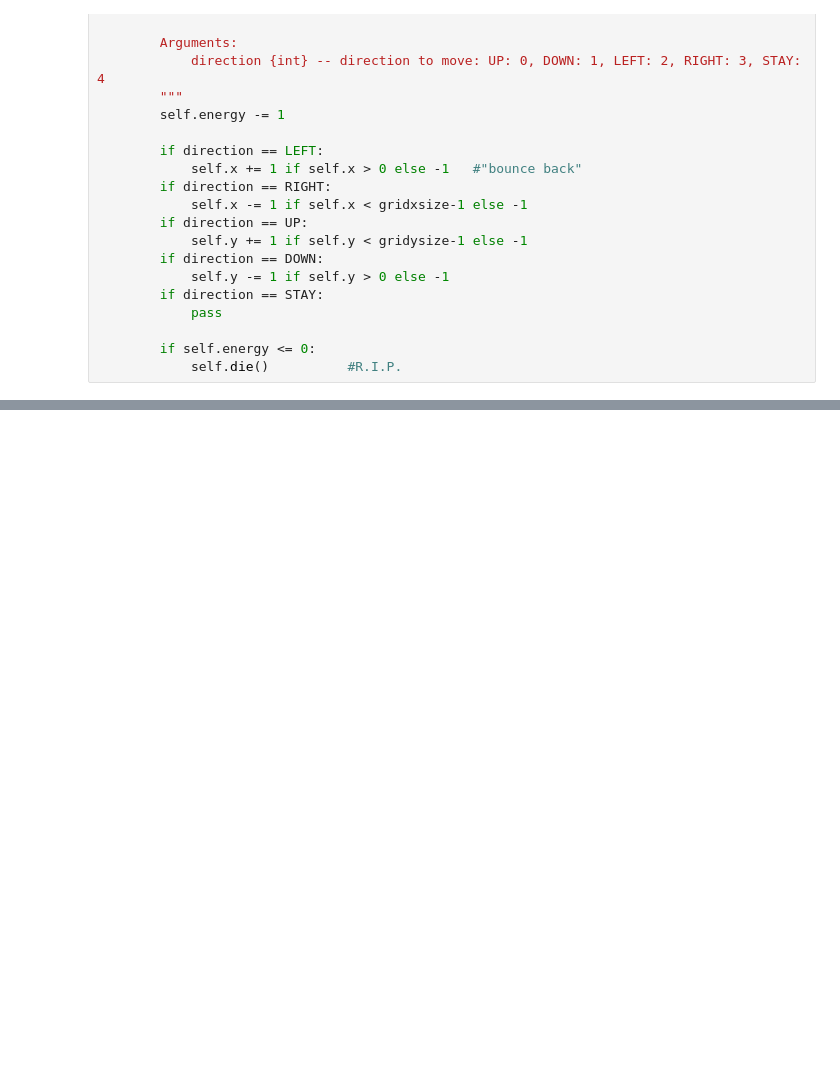
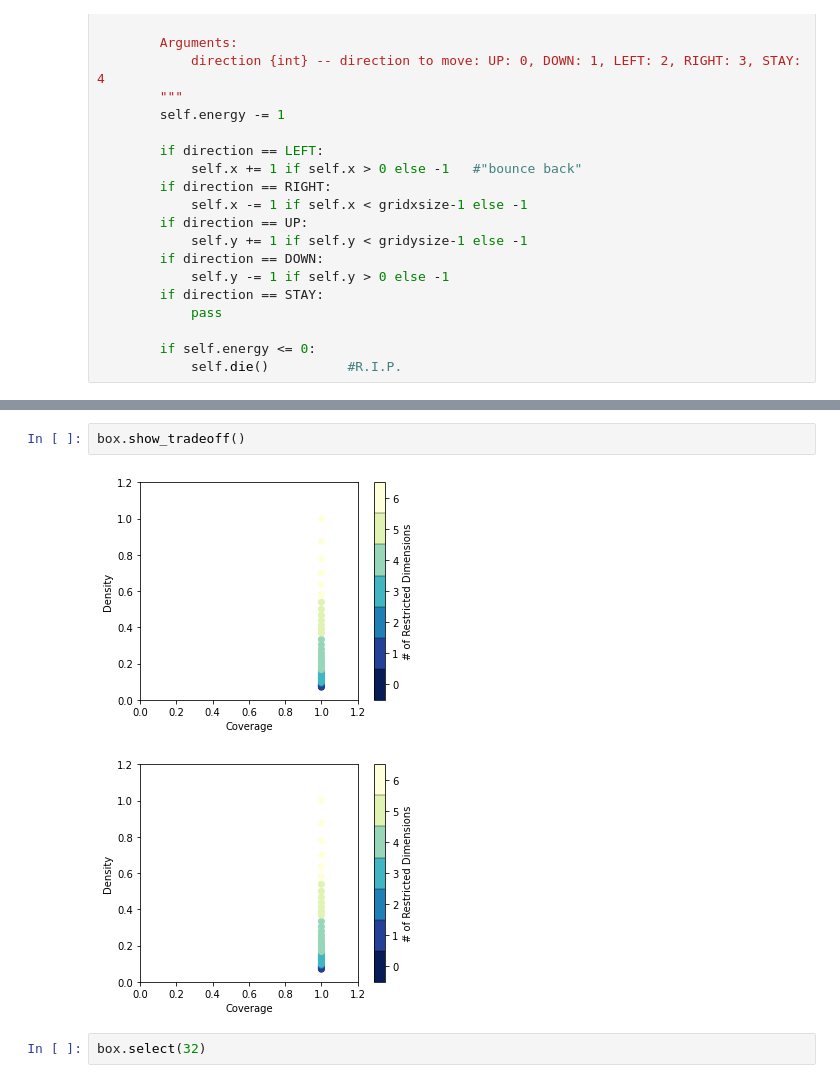
Before and after one commit to pfoytik/predatorPrey_senDisc, a Jupyter notebook: p_p.ipynb, the cells around one changed output, grey strips where cells are left out. Drawn from its saved outputs; the diff is of its cells as text; blank space fills up the shorter version.

```diff
--- a/p_p.ipynb
+++ b/p_p.ipynb
@@ -240,0 +622,7 @@ plt.show()
+# %%
+box.show_tradeoff()
+# %% [output]
+[figure, added]
+[figure, added]
+# %%
+box.select(32)
```
Also changed, not shown: parts of 38 cells of this notebook, 10 other files.
